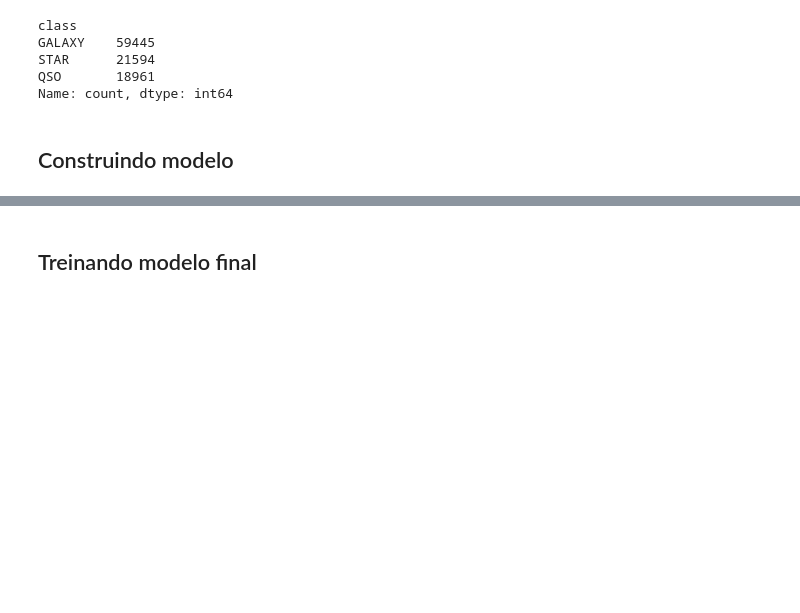
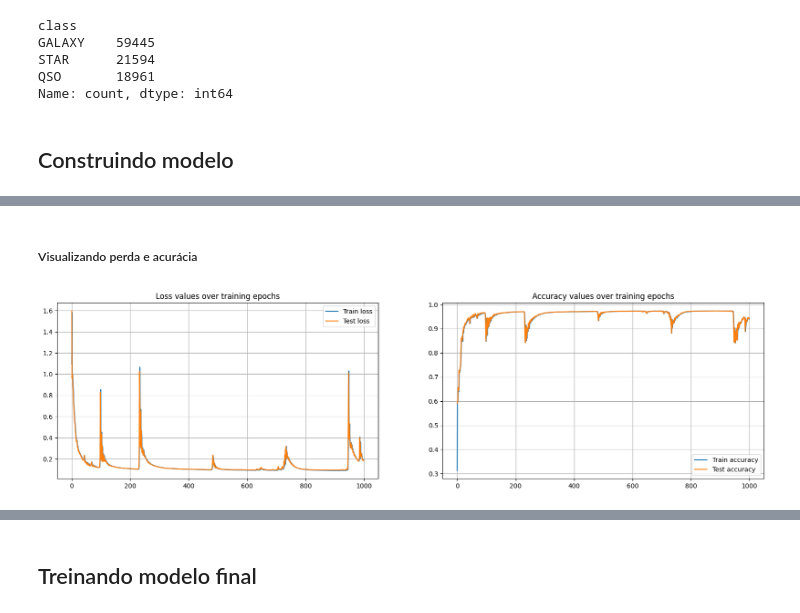
Before and after one commit to figredos/cis-trainee, a Jupyter notebook: 3-perceptron_mlp/notebooks/mlp.ipynb, the cells around one changed output, grey strips where cells are left out. Cells and saved outputs as stored; diff of their text form; code cells hidden in the pictures; blank space fills up the shorter version.

```diff
--- a/3-perceptron_mlp/notebooks/mlp.ipynb
+++ b/3-perceptron_mlp/notebooks/mlp.ipynb
@@ -288,0 +365,6 @@ class ArtificialNeuralNetwork(nn.Module):
+# %%
+# Definindo número de épocas
+epochs = 1000
+
+# Definindo acurácia
+accuracy_2l = Accuracy(task='multiclass', num_classes=3).to(device)
@@ -288,0 +373,12 @@ class ArtificialNeuralNetwork(nn.Module):
+# %%
+# Treinando modelo
+history_2l = training_loop(
+    model_2l,
+    optimizer=optimizer_2l,
+    loss_fn=loss_fn_2l,
+    epochs=epochs,
+    train_data=(X_train, y_train),
+    metric=accuracy_2l,
+    validation_split=0.2,
+    print_every=100,
+)
@@ -288,0 +433,11 @@ class ArtificialNeuralNetwork(nn.Module):
+# %% [markdown]
+##### Visualizando perda e acurácia
+# %%
+# Turning tensors into arrays
+train_losses = torch.tensor(history_2l['train_loss']).cpu().numpy()
+test_losses = torch.tensor(history_2l['val_loss']).cpu().numpy()
+train_acc = torch.tensor(history_2l['train_metric']).cpu().numpy()
+test_acc = torch.tensor(history_2l['val_metric']).cpu().numpy()
+
+# Setting epoch range
+epoch_range = [i for i in range(epochs)]
@@ -288,0 +450,12 @@ class ArtificialNeuralNetwork(nn.Module):
+# %%
+# Imprimindo gráficos de perda e acurácia
+plot_loss_acc(
+    epoch_range,
+    train_losses,
+    test_losses,
+    train_acc,
+    test_acc,
+    figsize=(20, 5),
+)
+# %% [output]
+[figure, added]
```
Also changed, not shown: parts of 41 cells of this notebook.
